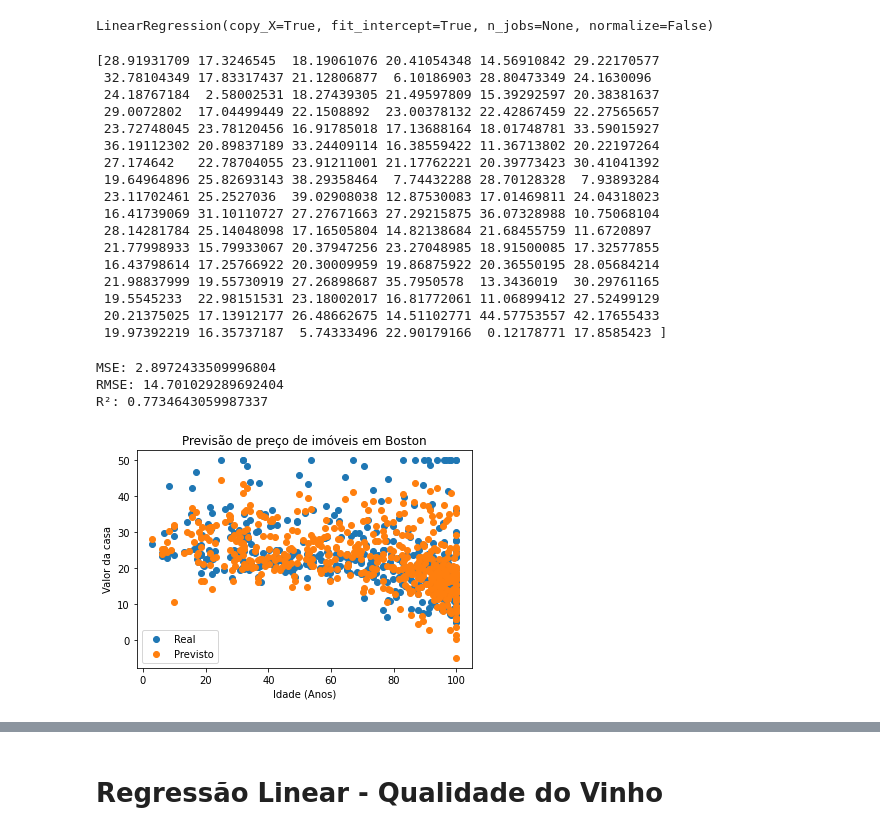
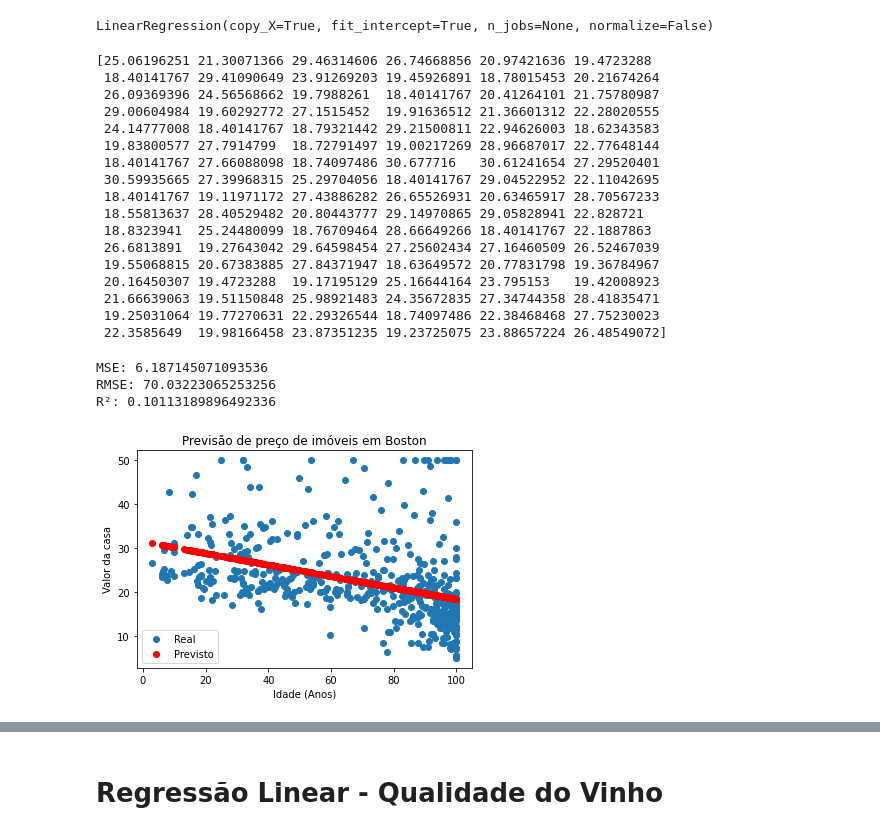
Before and after one commit to thiagolopes97/ITA, a Jupyter notebook: Aula2_RegLin_Log.ipynb, the cells around one changed output, grey strips where cells are left out. Cells and saved outputs as stored; diff of their text form; code cells hidden in the pictures.

```diff
--- a/Aula2_RegLin_Log.ipynb
+++ b/Aula2_RegLin_Log.ipynb
@@ -131,8 +131,7 @@ df.head()
 # %%
 # Separar os valores de atributo e alvo
 
-X = df[['CRIM', 'ZN', 'INDUS', 'CHAS', 'NOX', 'RM', 'AGE', 'DIS', 'RAD', 'TAX',
-       'PTRATIO', 'B', 'LSTAT']]
+X = df[['AGE']]
 y = df['target']
 
 # Separar o conjunto em Treino/ Teste
@@ -158,23 +157,23 @@ LinearRegression(copy_X=True, fit_intercept=True, n_jobs=None, normalize=False)
 y_pred = LinReg.predict(X_test)
 print(y_pred)
 # %% [output]
-[28.91931709 17.3246545  18.19061076 20.41054348 14.56910842 29.22170577
- 32.78104349 17.83317437 21.12806877  6.10186903 28.80473349 24.1630096
- 24.18767184  2.58002531 18.27439305 21.49597809 15.39292597 20.38381637
- 29.0072802  17.04499449 22.1508892  23.00378132 22.42867459 22.27565657
- 23.72748045 23.78120456 16.91785018 17.13688164 18.01748781 33.59015927
- 36.19112302 20.89837189 33.24409114 16.38559422 11.36713802 20.22197264
- 27.174642   22.78704055 23.91211001 21.17762221 20.39773423 30.41041392
- 19.64964896 25.82693143 38.29358464  7.74432288 28.70128328  7.93893284
- 23.11702461 25.2527036  39.02908038 12.87530083 17.01469811 24.04318023
- 16.41739069 31.10110727 27.27671663 27.29215875 36.07328988 10.75068104
- 28.14281784 25.14048098 17.16505804 14.82138684 21.68455759 11.6720897
- 21.77998933 15.79933067 20.37947256 23.27048985 18.91500085 17.32577855
- 16.43798614 17.25766922 20.30009959 19.86875922 20.36550195 28.05684214
- 21.98837999 19.55730919 27.26898687 35.7950578  13.3436019  30.29761165
- 19.5545233  22.98151531 23.18002017 16.81772061 11.06899412 27.52499129
- 20.21375025 17.13912177 26.48662675 14.51102771 44.57753557 42.17655433
- 19.97392219 16.35737187  5.74333496 22.90179166  0.12178771 17.8585423 ]
+[25.06196251 21.30071366 29.46314606 26.74668856 20.97421636 19.4723288
+ 18.40141767 29.41090649 23.91269203 19.45926891 18.78015453 20.21674264
+ 26.09369396 24.56568662 19.7988261  18.40141767 20.41264101 21.75780987
+ 29.00604984 19.60292772 27.1515452  19.91636512 21.36601312 22.28020555
+ 24.14777008 18.40141767 18.79321442 29.21500811 22.94626003 18.62343583
+ 19.83800577 27.7914799  18.72791497 19.00217269 28.96687017 22.77648144
+ 18.40141767 27.66088098 18.74097486 30.677716   30.61241654 27.29520401
+ 30.59935665 27.39968315 25.29704056 18.40141767 29.04522952 22.11042695
+ 18.40141767 19.11971172 27.43886282 26.65526931 20.63465917 28.70567233
+ 18.55813637 28.40529482 20.80443777 29.14970865 29.05828941 22.828721
+ 18.8323941  25.24480099 18.76709464 28.66649266 18.40141767 22.1887863
+ 26.6813891  19.27643042 29.64598454 27.25602434 27.16460509 26.52467039
+ 19.55068815 20.67383885 27.84371947 18.63649572 20.77831798 19.36784967
+ 20.16450307 19.4723288  19.17195129 25.16644164 23.795153   19.42008923
+ 21.66639063 19.51150848 25.98921483 24.35672835 27.34744358 28.41835471
+ 19.25031064 19.77270631 22.29326544 18.74097486 22.38468468 27.75230023
+ 22.3585649  19.98166458 23.87351235 19.23725075 23.88657224 26.48549072]
 # %%
 # Calcular as métricas do modelo
 
@@ -182,19 +181,19 @@ print("MSE: {}".format(metrics.mean_absolute_error(y_test,y_pred)))
 print("RMSE: {}".format(metrics.mean_squared_error(y_test,y_pred)))
 print("R²: {}".format(metrics.r2_score(y_test,y_pred)))
 # %% [output]
-MSE: 2.8972433509996804
-RMSE: 14.701029289692404
-R²: 0.7734643059987337
+MSE: 6.187145071093536
+RMSE: 70.03223065253256
+R²: 0.10113189896492336
 # %%
 y_pred_total = LinReg.predict(X)
 # %%
 plt.scatter('AGE','target',data=df,label='Real')
-plt.scatter(df['AGE'],y_pred_total,label='Previsto')
+plt.scatter(df['AGE'],y_pred_total,label='Previsto',color='R')
 plt.xlabel('Idade (Anos)')
 plt.ylabel('Valor da casa')
 plt.title('Previsão de preço de imóveis em Boston')
 plt.legend()
 
 plt.show()
 # %% [output]
-[figure, old version]
+[figure, new version]
```
Also changed, not shown: parts of 13 cells of this notebook.
